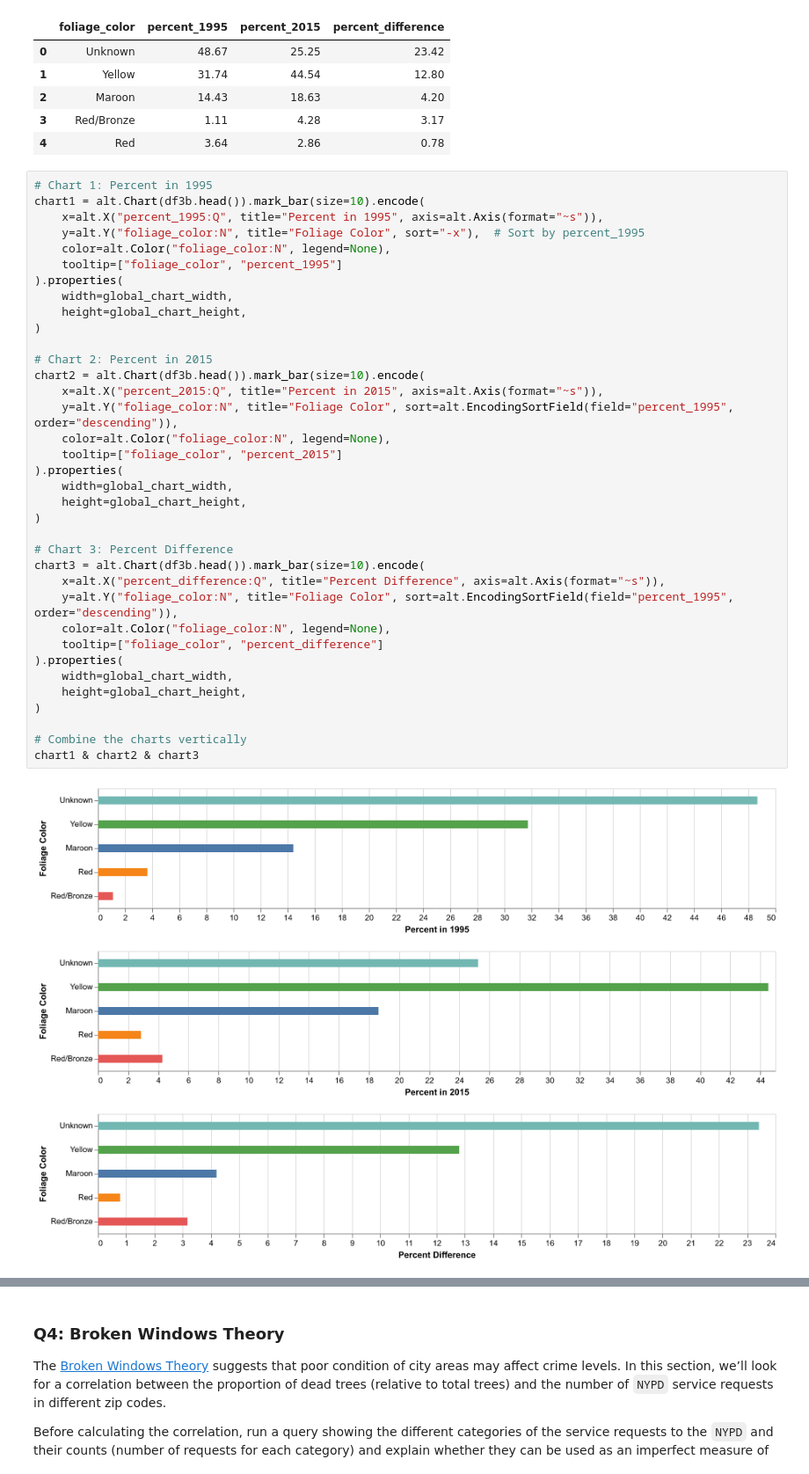
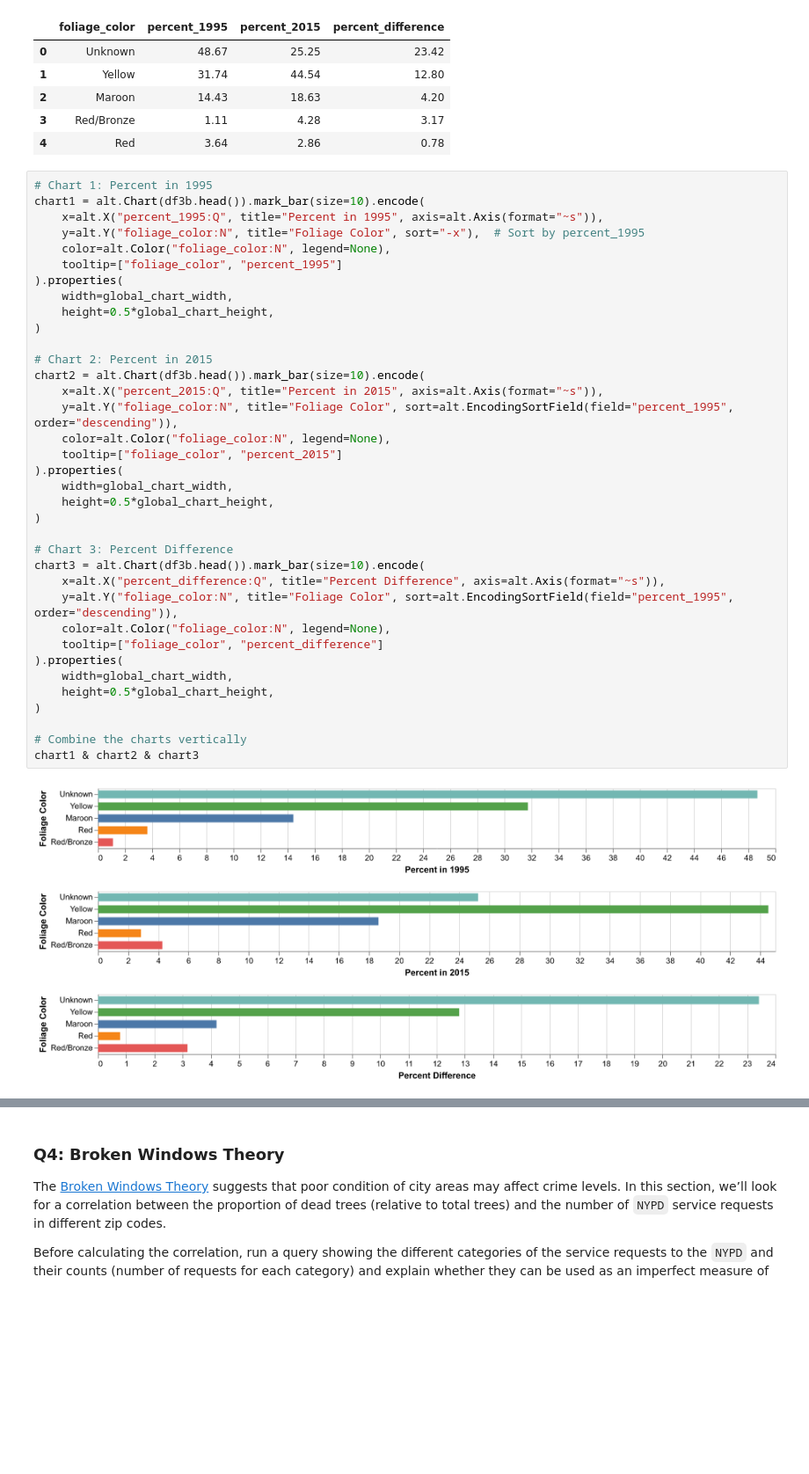
Before and after one commit to NathanP23/Big-Data-Mining-52002, a Jupyter notebook: MidTerm/MidTerm_52002_2024_25.ipynb, the cells around one changed output, grey strips where cells are left out. Shown at 88% size. Drawn from its saved outputs; the diff is of its cells as text; blank space fills up the shorter version.

```diff
--- a/MidTerm/MidTerm_52002_2024_25.ipynb
+++ b/MidTerm/MidTerm_52002_2024_25.ipynb
@@ -594,37 +806,37 @@ chart1 = alt.Chart(df3b.head()).mark_bar(size=10).encode(
     y=alt.Y("foliage_color:N", title="Foliage Color", sort="-x"),  # Sort by percent_1995
     color=alt.Color("foliage_color:N", legend=None),
     tooltip=["foliage_color", "percent_1995"]
 ).properties(
     width=global_chart_width,
-    height=global_chart_height,
+    height=0.5*global_chart_height,
 )
 
 # Chart 2: Percent in 2015
 chart2 = alt.Chart(df3b.head()).mark_bar(size=10).encode(
     x=alt.X("percent_2015:Q", title="Percent in 2015", axis=alt.Axis(format="~s")),
     y=alt.Y("foliage_color:N", title="Foliage Color", sort=alt.EncodingSortField(field="percent_1995", order="descending")),
     color=alt.Color("foliage_color:N", legend=None),
     tooltip=["foliage_color", "percent_2015"]
 ).properties(
     width=global_chart_width,
-    height=global_chart_height,
+    height=0.5*global_chart_height,
 )
 
 # Chart 3: Percent Difference
 chart3 = alt.Chart(df3b.head()).mark_bar(size=10).encode(
     x=alt.X("percent_difference:Q", title="Percent Difference", axis=alt.Axis(format="~s")),
     y=alt.Y("foliage_color:N", title="Foliage Color", sort=alt.EncodingSortField(field="percent_1995", order="descending")),
     color=alt.Color("foliage_color:N", legend=None),
     tooltip=["foliage_color", "percent_difference"]
 ).properties(
     width=global_chart_width,
-    height=global_chart_height,
+    height=0.5*global_chart_height,
 )
 
 # Combine the charts vertically
 chart1 & chart2 & chart3
 # %% [output]
-[figure, old version]
+[figure, new version]
 # %% [markdown]
 ##### Q3b Explanations
 
```
Also changed, not shown: parts of 34 cells of this notebook.
